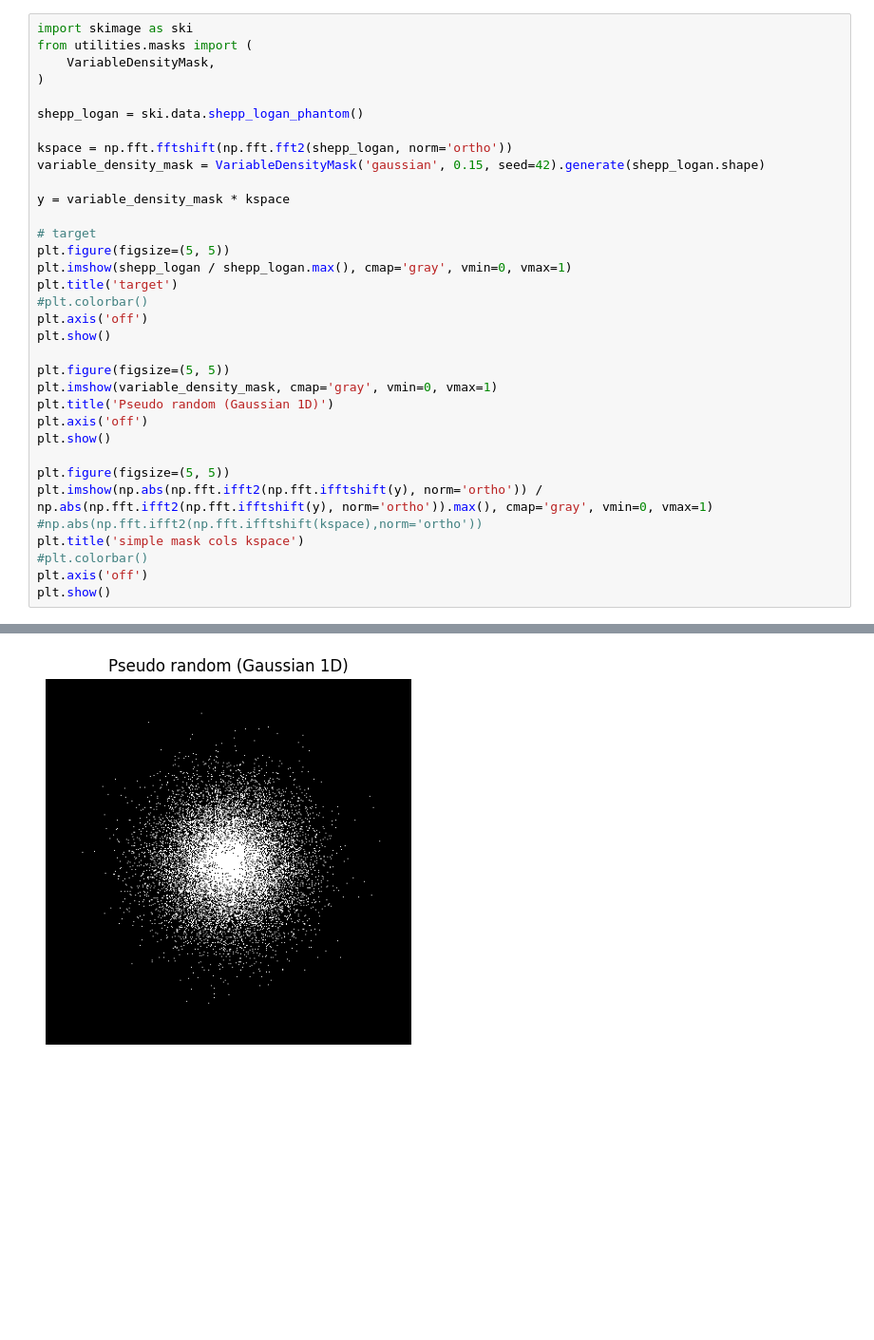
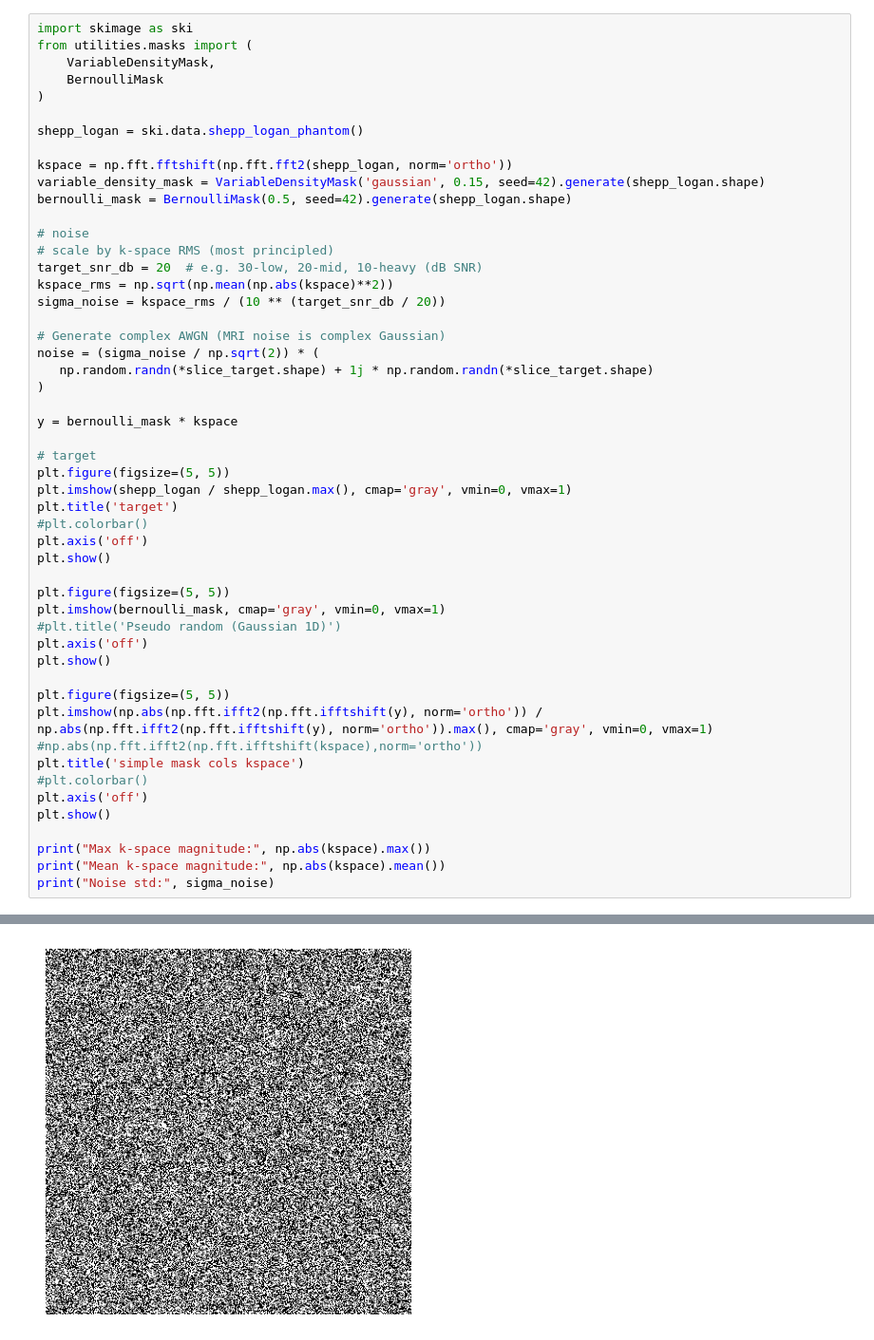
Before and after one commit to jkostaa/bachelor-thesis, a Jupyter notebook: notebooks/visualizer.ipynb, the cells around one changed output, grey strips where cells are left out. Shown at 95% size. Drawn from its saved outputs; the diff is of its cells as text; blank space fills up the shorter version.

```diff
--- a/notebooks/visualizer.ipynb
+++ b/notebooks/visualizer.ipynb
@@ -159,36 +187,53 @@ plt.show()
 import skimage as ski
 from utilities.masks import (
     VariableDensityMask,
+    BernoulliMask
 )
 
 shepp_logan = ski.data.shepp_logan_phantom()
 
 kspace = np.fft.fftshift(np.fft.fft2(shepp_logan, norm='ortho'))
 variable_density_mask = VariableDensityMask('gaussian', 0.15, seed=42).generate(shepp_logan.shape)
+bernoulli_mask = BernoulliMask(0.5, seed=42).generate(shepp_logan.shape)
 
-y = variable_density_mask * kspace
+# noise
+# scale by k-space RMS (most principled)
+target_snr_db = 20  # e.g. 30-low, 20-mid, 10-heavy (dB SNR)
+kspace_rms = np.sqrt(np.mean(np.abs(kspace)**2))
+sigma_noise = kspace_rms / (10 ** (target_snr_db / 20))
+
+# Generate complex AWGN (MRI noise is complex Gaussian)
+noise = (sigma_noise / np.sqrt(2)) * (
+   np.random.randn(*slice_target.shape) + 1j * np.random.randn(*slice_target.shape)
+)
+
+y = bernoulli_mask * kspace
 
 # target
 plt.figure(figsize=(5, 5))
 plt.imshow(shepp_logan / shepp_logan.max(), cmap='gray', vmin=0, vmax=1)
 plt.title('target')
 #plt.colorbar()
 plt.axis('off')
 plt.show()
 
 plt.figure(figsize=(5, 5))
-plt.imshow(variable_density_mask, cmap='gray', vmin=0, vmax=1)
-plt.title('Pseudo random (Gaussian 1D)')
+plt.imshow(bernoulli_mask, cmap='gray', vmin=0, vmax=1)
+#plt.title('Pseudo random (Gaussian 1D)')
 plt.axis('off')
 plt.show()
 
 plt.figure(figsize=(5, 5))
 plt.imshow(np.abs(np.fft.ifft2(np.fft.ifftshift(y), norm='ortho')) / np.abs(np.fft.ifft2(np.fft.ifftshift(y), norm='ortho')).max(), cmap='gray', vmin=0, vmax=1)
 #np.abs(np.fft.ifft2(np.fft.ifftshift(kspace),norm='ortho'))
 plt.title('simple mask cols kspace')
 #plt.colorbar()
 plt.axis('off')
 plt.show()
+
+print("Max k-space magnitude:", np.abs(kspace).max())
+print("Mean k-space magnitude:", np.abs(kspace).mean())
+print("Noise std:", sigma_noise)
 # %% [output]
 [figure]
-[figure, old version]
+[figure, new version]
```
Also changed, not shown: parts of 3 cells of this notebook, 3 other files.
